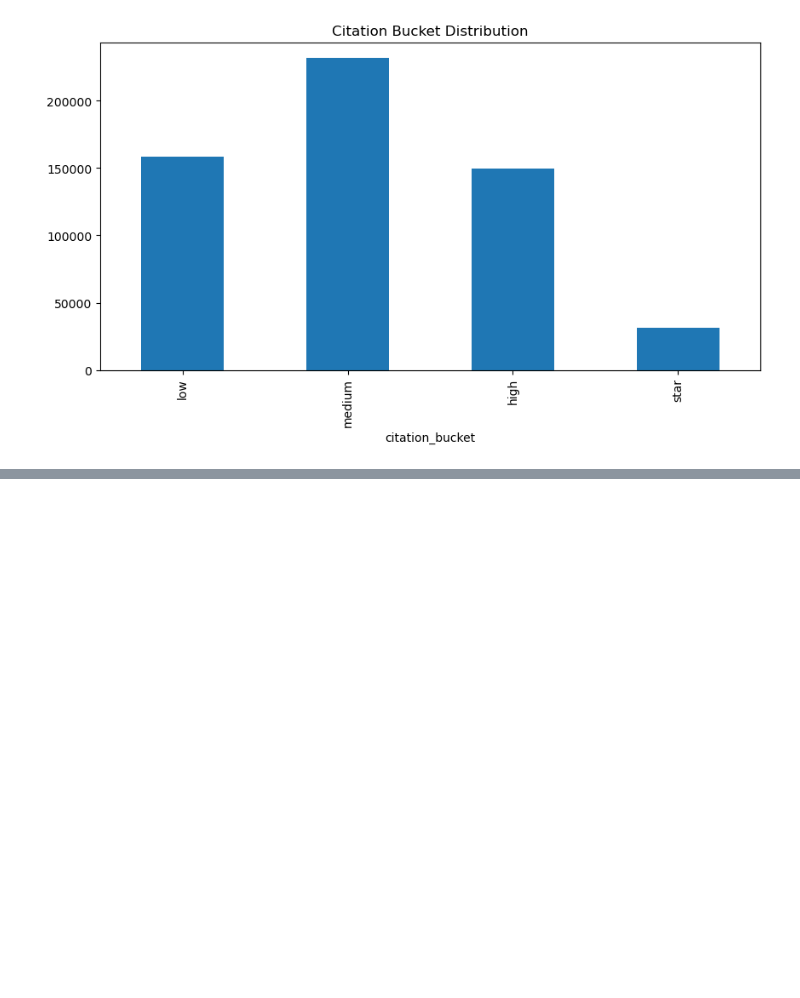
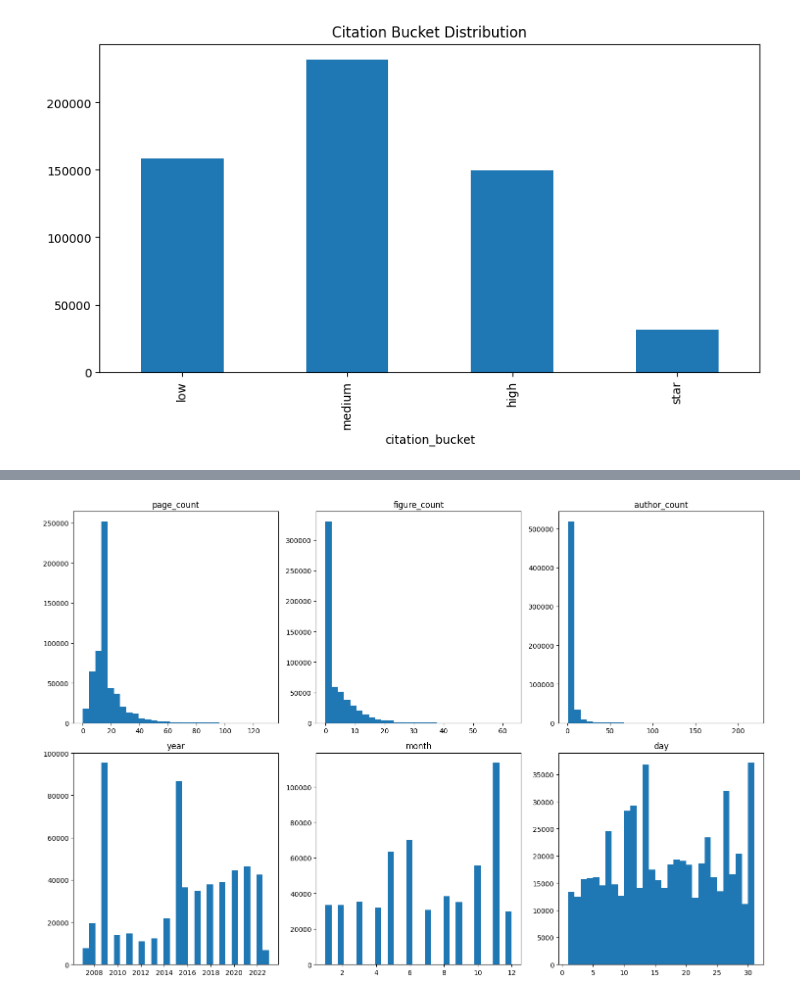
Before and after one commit to Grutschus/uu-data-mining-project, a Jupyter notebook: feature_extraction.ipynb, the cells around one changed output, grey strips where cells are left out. Saved outputs shown, nothing was run; the diff lists cells and outputs as text; code cells hidden in the pictures; blank space fills up the shorter version.

```diff
--- a/feature_extraction.ipynb
+++ b/feature_extraction.ipynb
@@ -557,0 +567,21 @@ dataset_pd.to_parquet("dataset/dataset_labeled.parquet")
+# %%
+# create a list of columns to plot histograms for
+columns = ['page_count', 'figure_count', 'author_count', 'year', 'month', 'day']
+
+# create a figure with subplots for each column
+fig, axs = plt.subplots(nrows=2, ncols=3, figsize=(15, 10))
+
+# loop through each column and plot a histogram on the corresponding subplot
+for i, column in enumerate(columns):
+    row = i // 3
+    col = i % 3
+    axs[row, col].hist(dataset_pd[column], bins=30)
+    axs[row, col].set_title(column)
+
+# adjust spacing between subplots
+plt.tight_layout()
+
+# display the figure
+plt.show()
+# %% [output]
+[figure, added]
```
Also changed, not shown: parts of 7 cells of this notebook.
